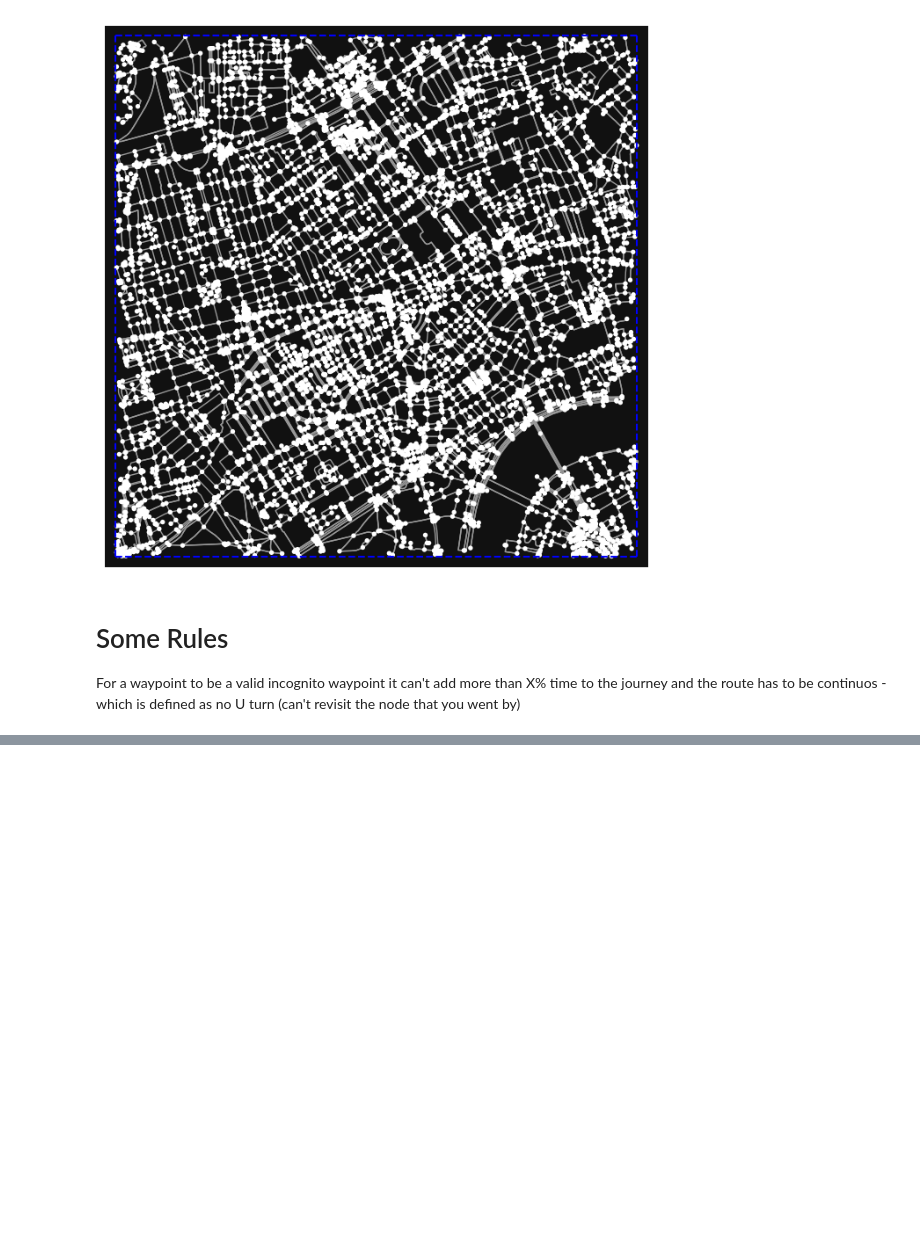
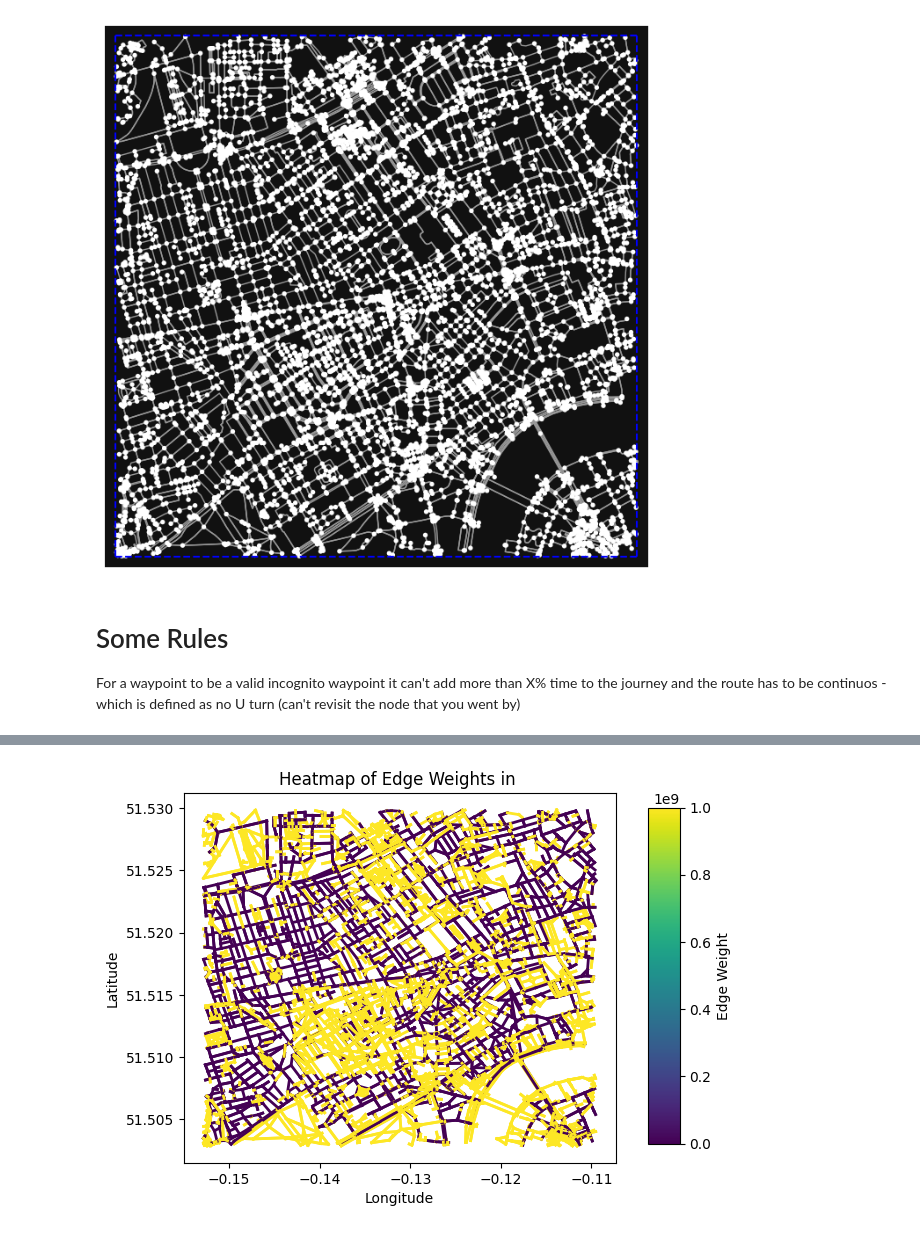
Before and after one commit to JContro/navigation-app-backend, a Jupyter notebook: notebooks/scraps/astar-via-waypoint.ipynb, the cells around one changed output, grey strips where cells are left out. Saved outputs shown, nothing was run; the diff lists cells and outputs as text; code cells hidden in the pictures; blank space fills up the shorter version.

```diff
--- a/notebooks/scraps/astar-via-waypoint.ipynb
+++ b/notebooks/scraps/astar-via-waypoint.ipynb
@@ -103,0 +176,51 @@ Random Point 2: Latitude 51.52030080490748, Longitude -0.15083531559777533
+# %%
+
+# Get edges and their lengths
+edges = ox.graph_to_gdfs(G, nodes=False, edges=True)
+# %%
+import numpy as np
+
+# Replace all inf values with a large number
+large_number = 1e3
+edges.loc[edges['weight'] == np.inf, 'weight'] = large_number
+# %%
+import matplotlib.pyplot as plt
+
+# ... [your previous code to prepare the data] ...
+
+# Create a figure and axes
+fig, ax = plt.subplots()
+
+# Normalize the weights for color mapping
+norm = plt.Normalize(edges['weight'].min(), edges['weight'].max())
+
+# Create a colormap
+cmap = plt.cm.viridis
+
+# Plot the edges on the axes
+for _, edge in edges.iterrows():
+    start_pt = edge['geometry'].coords[0]
+    end_pt = edge['geometry'].coords[-1]
+    ax.plot([start_pt[0], end_pt[0]], [start_pt[1], end_pt[1]],
+            color=cmap(norm(edge['weight'])), linewidth=2)
+
+# Create an axes for the colorbar
+cbar_ax = fig.add_axes([0.85, 0.15, 0.05, 0.7])
+
+# Create the colorbar
+sm = plt.cm.ScalarMappable(cmap=cmap, norm=norm)
+sm.set_array([])
+fig.colorbar(sm, cax=cbar_ax, label='Edge Weight')
+
+# Set the title and labels
+ax.set_title('Heatmap of Edge Weights in ')
+ax.set_xlabel('Longitude')
+ax.set_ylabel('Latitude')
+
+# Adjust layout to make room for the colorbar
+plt.subplots_adjust(right=0.8)
+
+# Show the plot
+plt.show()
+# %% [output]
+[figure, added]
```
Also changed, not shown: parts of 13 cells of this notebook.
